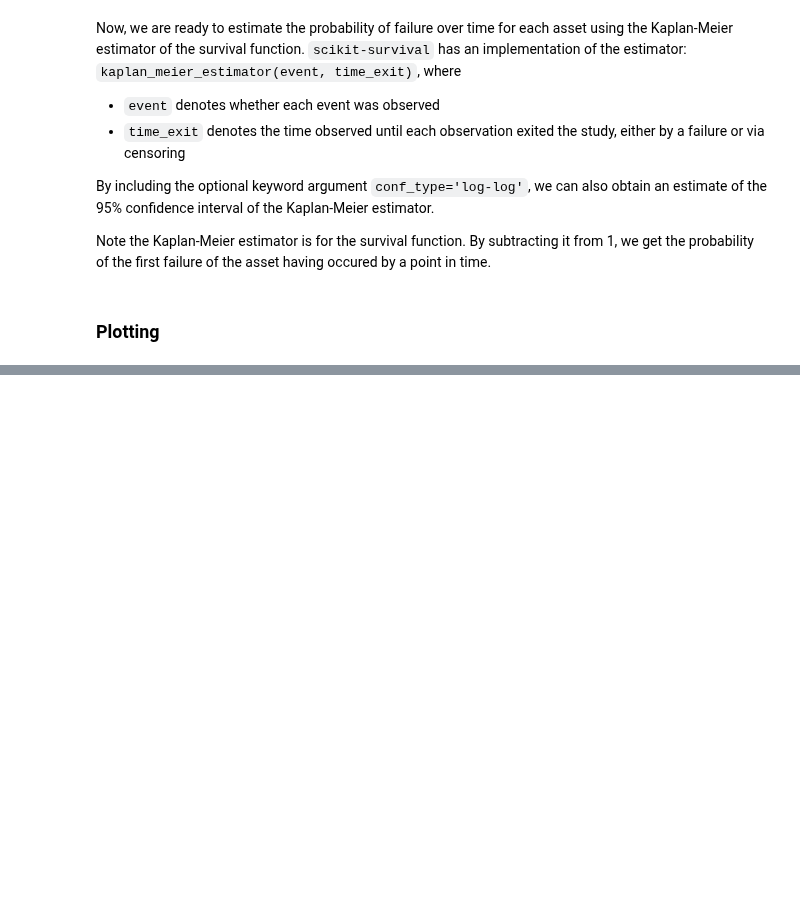
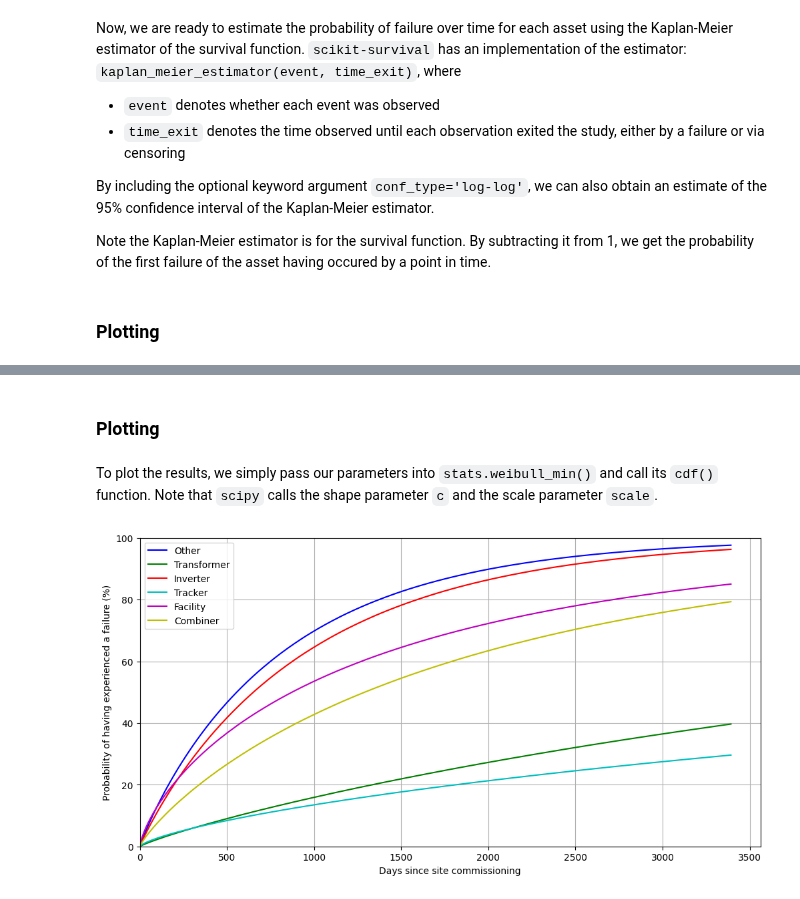
Before and after one commit to sandialabs/pvOps, a Jupyter notebook: tutorials/tutorial_timeseries_survival_analysis.ipynb, the cells around one changed output, grey strips where cells are left out. Cells and saved outputs as stored; diff of their text form; code cells hidden in the pictures; blank space fills up the shorter version.

```diff
--- a/tutorials/tutorial_timeseries_survival_analysis.ipynb
+++ b/tutorials/tutorial_timeseries_survival_analysis.ipynb
@@ -110,0 +188,33 @@ plt.ylabel('Probability of having experienced a failure (%)');
+# %%
+weibull_results = {}
+for asset in assets:
+    asset_df = all_sites_assets_df.loc[(slice(None), asset), :]
+    uncensored_times = asset_df[asset_df['was_observed']]['days_until_failure']
+    censored_times = asset_df[~asset_df['was_observed']]['days_until_failure']
+    data = stats.CensoredData(uncensored=uncensored_times, right=censored_times)
+
+    shape, _, scale = stats.weibull_min.fit(data, floc=0)
+    weibull_results[asset] = {'shape' : shape, 'scale' : scale}
+# %% [markdown]
+### Plotting
+# %% [markdown]
+To plot the results, we simply pass our parameters into `stats.weibull_min()` and call its `cdf()` function. Note that `scipy` calls the shape parameter `c` and the scale parameter `scale`.
+# %%
+plt.figure(figsize=(12,6))
+colors = list(plt.cm.colors.BASE_COLORS.values())[:len(assets)]
+days = range(all_sites_assets_df['days_until_failure'].max())
+
+for asset, color in zip(assets, colors):
+    fitted_weibull = stats.weibull_min(c=weibull_results[asset]['shape'],
+                                       scale=weibull_results[asset]['scale'])
+    weibull_probs = 100 * fitted_weibull.cdf(days)
+    plt.plot(days, weibull_probs, color=color, label=asset)
+
+plt.legend();
+plt.grid();
+plt.xlim(0,None);
+plt.ylim(0,100);
+plt.xlabel('Days since site commissioning')
+plt.ylabel('Probability of having experienced a failure (%)');
+# %% [output]
+[figure, added]
```
Also changed, not shown: parts of 28 cells of this notebook.
